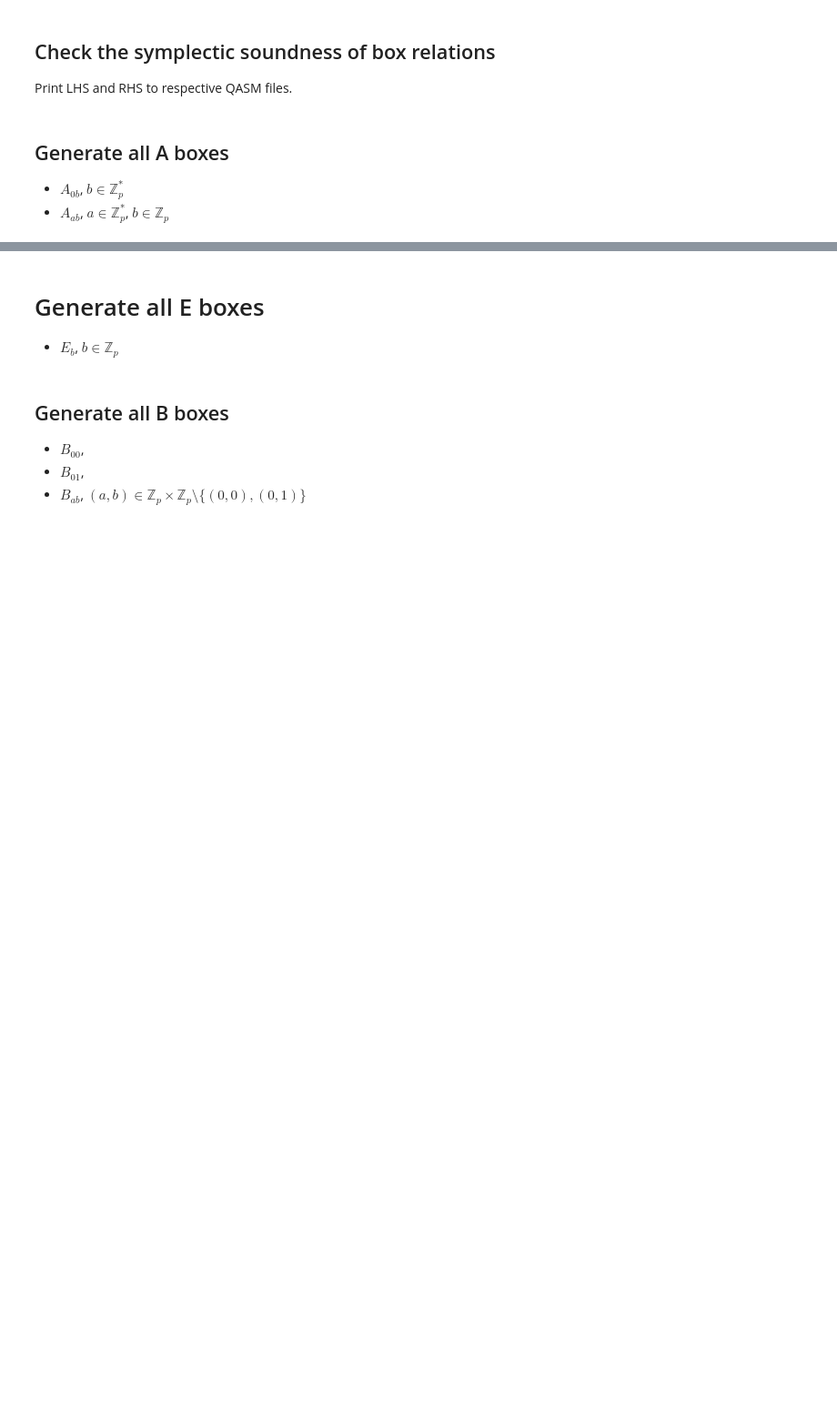
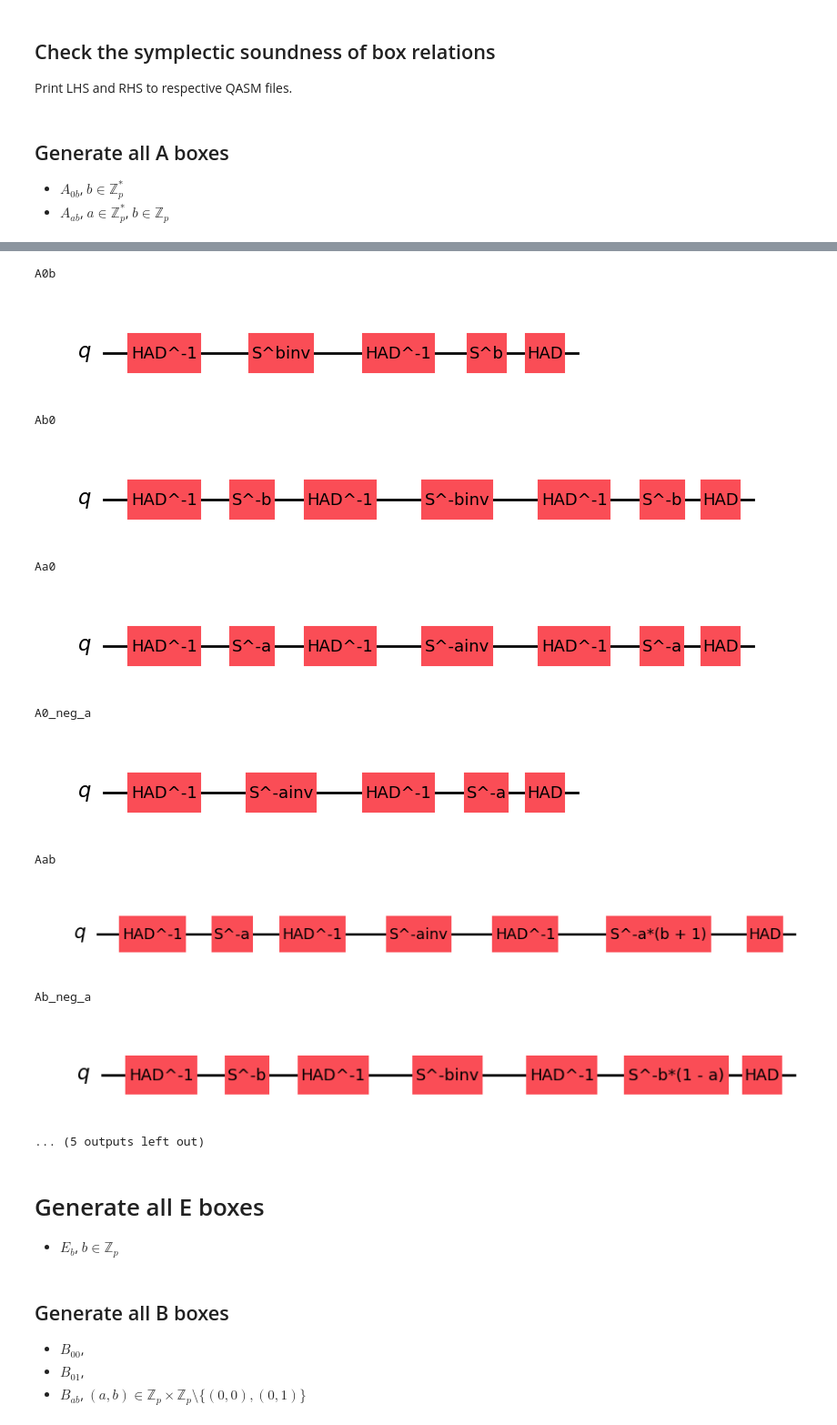
Before and after one commit to SarahMMMLi/QuditClifford, a Jupyter notebook: notebooks/BoxRelation-Soundness.ipynb, the cells around one changed output, grey strips where cells are left out. Shown at 91% size. Saved outputs shown, nothing was run; the diff lists cells and outputs as text; code cells hidden in the pictures; blank space fills up the shorter version.

Commit message:
Fixed a bug in the code + Added verified single-qupit box relations

```diff
--- a/notebooks/BoxRelation-Soundness.ipynb
+++ b/notebooks/BoxRelation-Soundness.ipynb
@@ -233,7 +271,7 @@ Print LHS and RHS to respective QASM files.
 # %%
 import os
 
-def run_all_BR_relations(primes, save_to_path, relation_generator):
+def run_all_BR_relations(primes, save_to_path, params, relation_generator):
     """
     For each prime p:
         1. Generate BR63–BR66 relations
@@ -263,7 +301,7 @@ def run_all_BR_relations(primes, save_to_path, relation_generator):
             rhs_mat = rhs.to_symplectic_matrix()
 
             # Compare using your function
-            ok = compare_matrices3(lhs_mat, rhs_mat, modulus=p)
+            ok = compare_matrices3(lhs_mat, rhs_mat, params, modulus=p)
 
             # Print failures
             if not ok:
@@ -336,0 +446,5 @@ def instantiate_A_box(a, b, j, n, p):
+# %%
+primes = [3, 5, 7, 11, 13, 19, 23]
+save_to_path = "./circuits"
+
+run_all_BR_relations(primes, save_to_path, params, generate_1q_HS_A_box_relations)
@@ -337,3 +469,19 @@ def instantiate_A_box(a, b, j, n, p):
+# %%
+generate_1q_HS_A_box_relations(23)
+# %% [output]
+A0b
+[figure, added]
+Ab0
+[figure, added]
+Aa0
+[figure, added]
+A0_neg_a
+[figure, added]
+Aab
+[figure, added]
+Ab_neg_a
+[figure, added]
+... (5 outputs left out)
 # %% [markdown]
 # Generate all E boxes
 - $E_{b}$, $b \in \mathbb{Z}_p$
```
Also changed, not shown: parts of 8 cells of this notebook, 10 other files.
